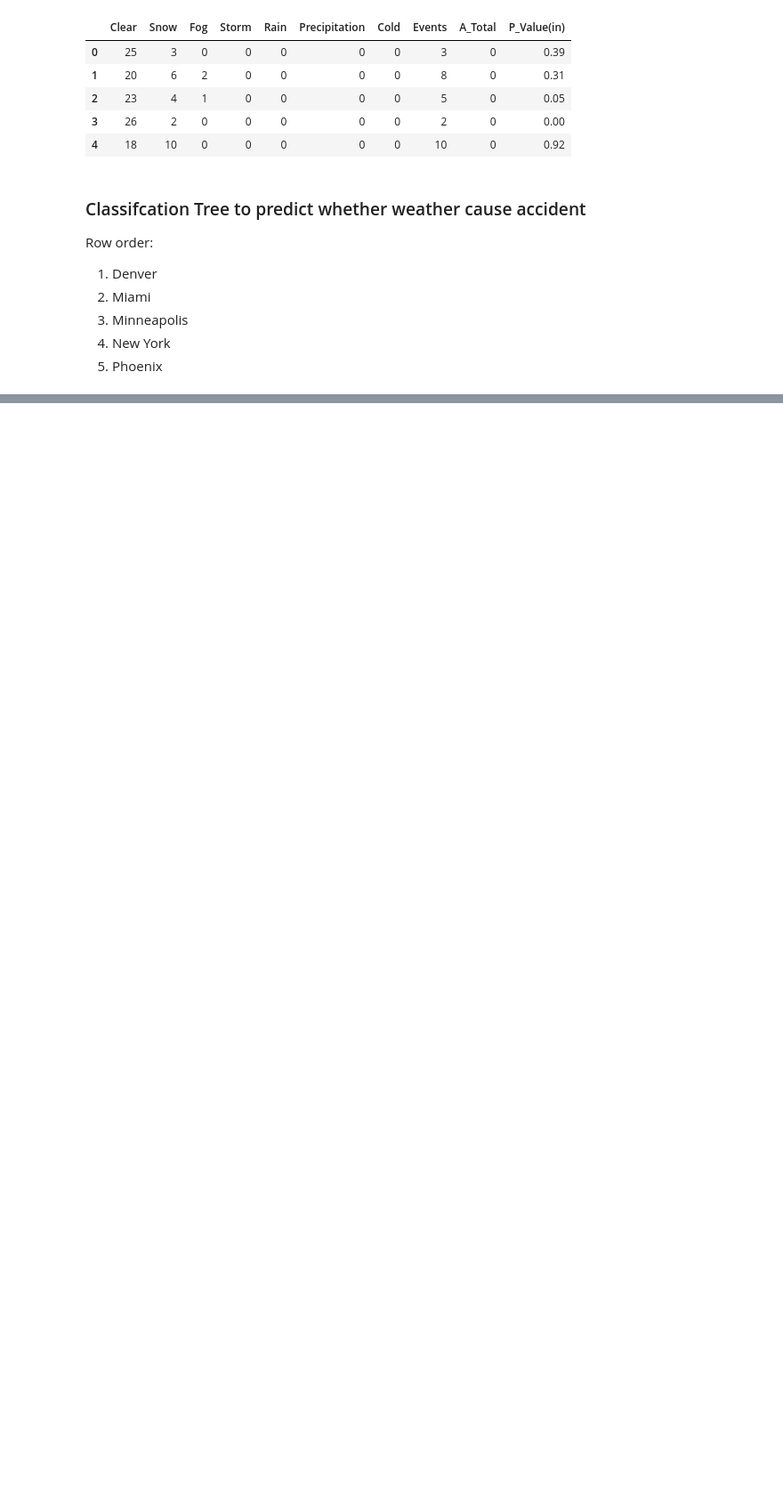
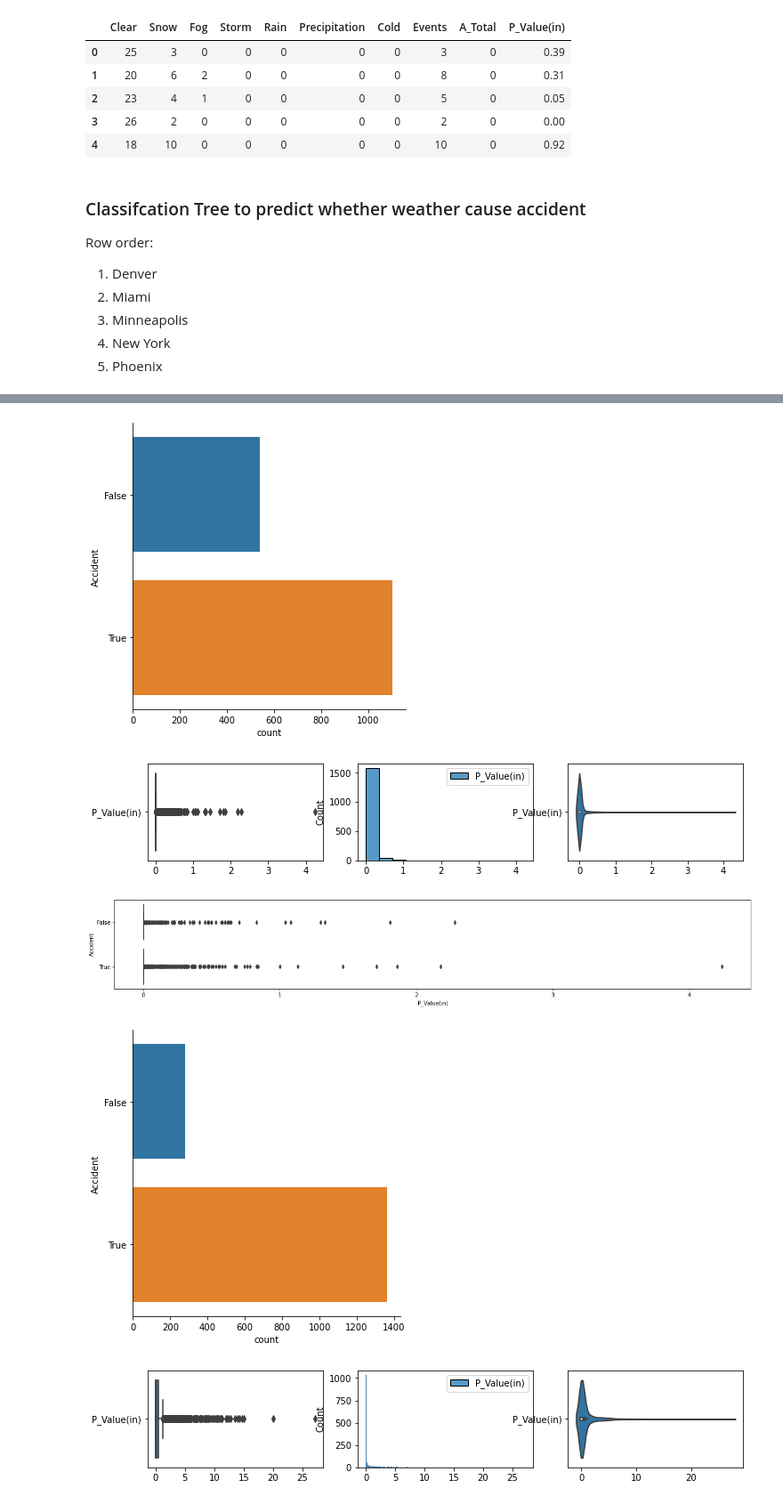
Before and after one commit to JarrelT/SC1015-Project-Ay2021, a Jupyter notebook: SC1015_Project.ipynb, the cells around one changed output, grey strips where cells are left out. Shown at 89% size. Cells and saved outputs as stored; diff of their text form; code cells hidden in the pictures; blank space fills up the shorter version.

```diff
--- a/SC1015_Project.ipynb
+++ b/SC1015_Project.ipynb
@@ -327,0 +328,19 @@ cities[0]['P_Value(in)']
+# %%
+for i in range(city_count):
+	accident = pd.DataFrame(cities[i]['Accident'])  # Response
+	p_val = pd.DataFrame(cities[i]['P_Value(in)'])  # Predictor
+	X_train, X_test, y_train, y_test = train_test_split(p_val, accident, test_size = 0.25) # Split the Legendary-Total Dataset into Train and Test
+	sb.catplot(y = "Accident", data = y_train, kind = "count") # Count Plot for Legendary Train
+	f, axes = plt.subplots(1, 3, figsize=(12, 2)) # Plot the distributions of Total Train
+	sb.boxplot(data = X_train, orient = "h", ax = axes[0])
+	sb.histplot(data = X_train, ax = axes[1])
+	sb.violinplot(data = X_train, orient = "h", ax = axes[2])
+	trainDF = pd.concat([X_train, y_train], axis = 1).reindex(X_train.index) # Create a joint dataframe by concatenating Total and Legendary
+	f = plt.figure(figsize=(21, 3)) # Joint Boxplot of Total Train against Legendary Train
+	sb.boxplot(x = "P_Value(in)", y = "Accident", data = trainDF, orient = "h")
+# %% [output]
+[figure, added]
+[figure, added]
+[figure, added]
+[figure, added]
+[figure, added]
```
Also changed, not shown: parts of 17 cells of this notebook.
